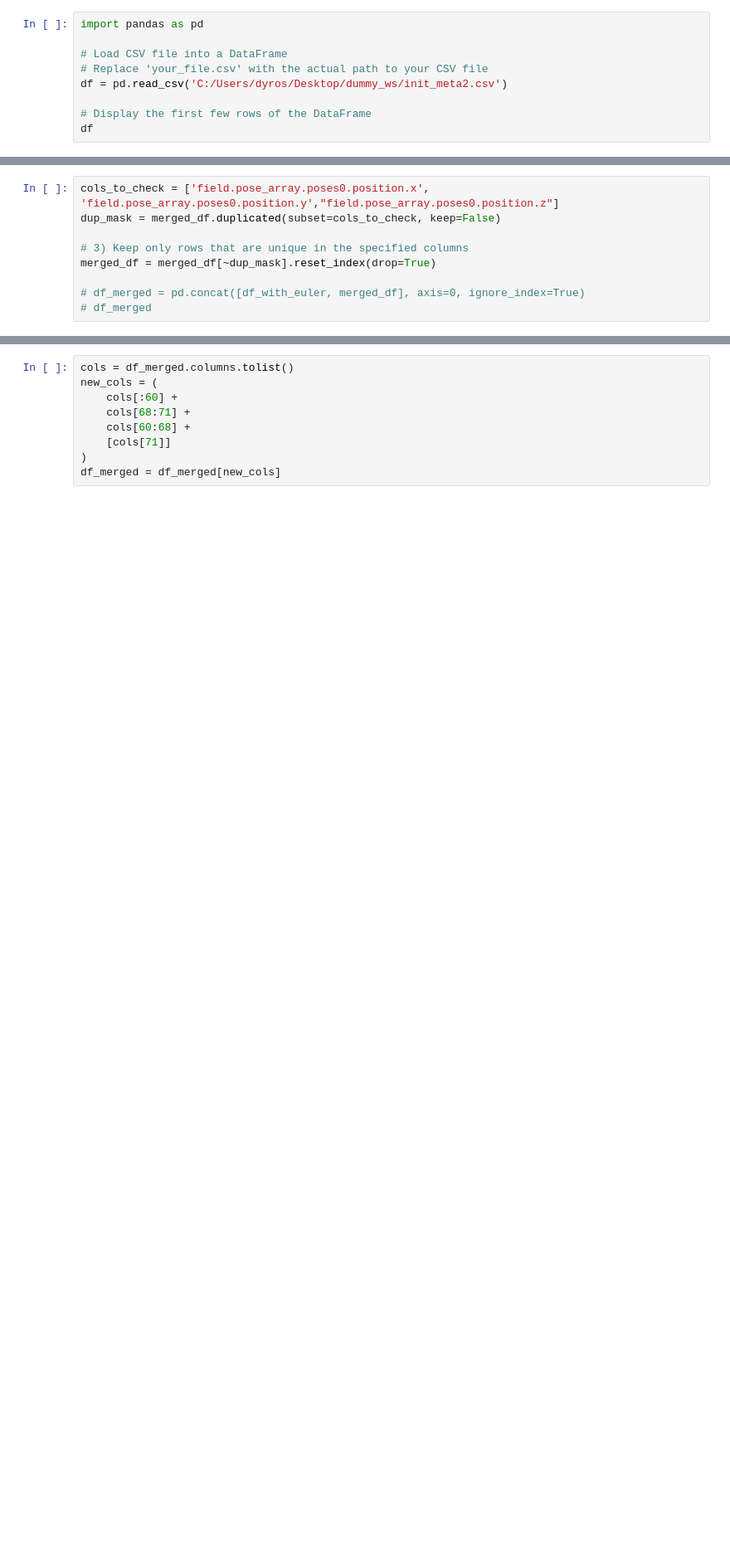
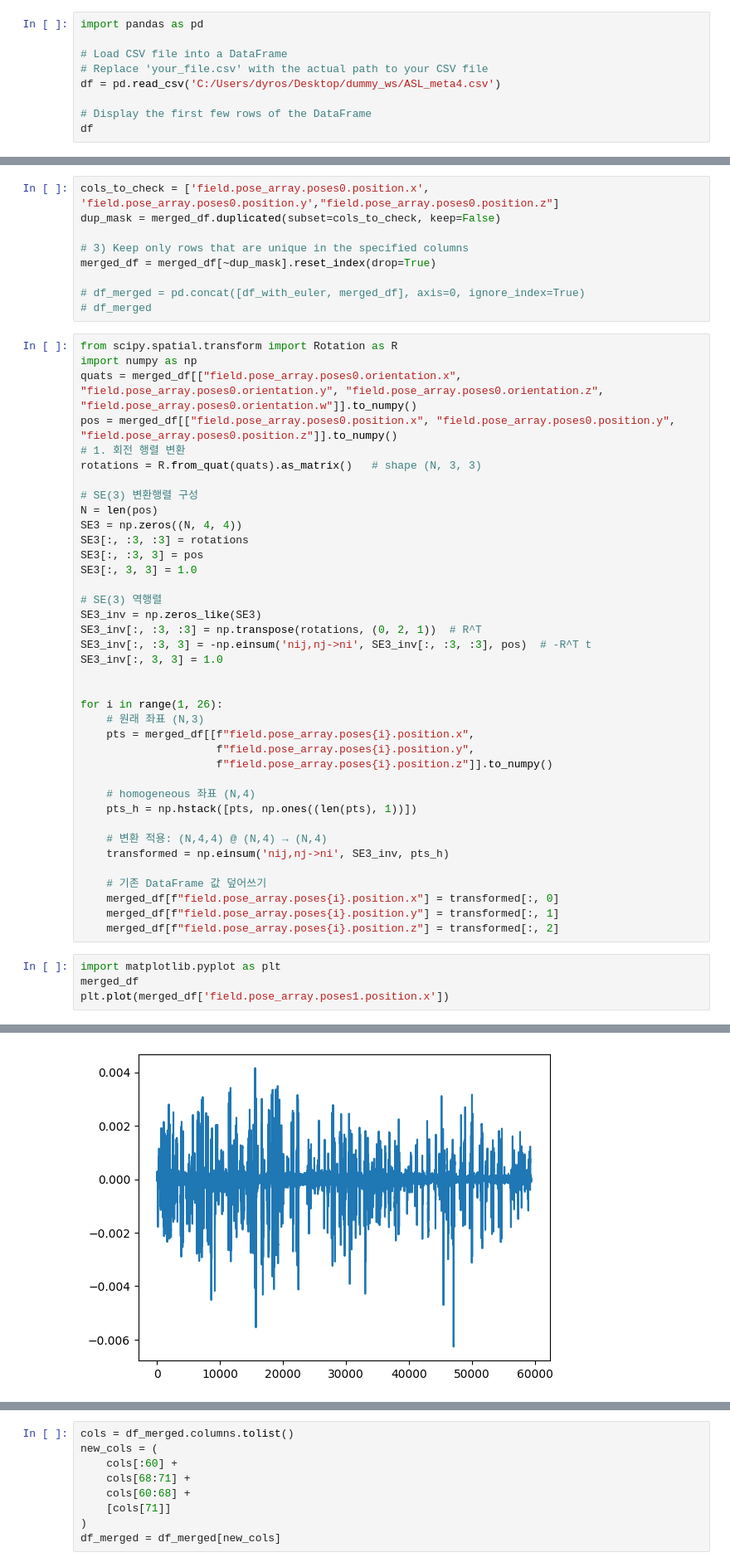
Before and after one commit to jhri626/Hand_Tracking, a Jupyter notebook: model/data_preprocess.ipynb, the cells around one changed output, grey strips where cells are left out. Shown at 83% size. Saved outputs shown, nothing was run; the diff lists cells and outputs as text; blank space fills up the shorter version.

```diff
--- a/model/data_preprocess.ipynb
+++ b/model/data_preprocess.ipynb
@@ -3,7 +3,7 @@ import pandas as pd
 
 # Load CSV file into a DataFrame
 # Replace 'your_file.csv' with the actual path to your CSV file
-df = pd.read_csv('C:/Users/dyros/Desktop/dummy_ws/init_meta2.csv')
+df = pd.read_csv('C:/Users/dyros/Desktop/dummy_ws/ASL_meta4.csv')
 
 # Display the first few rows of the DataFrame
 df
@@ -261,3 +326,46 @@ merged_df = merged_df[~dup_mask].reset_index(drop=True)
 
 # df_merged = pd.concat([df_with_euler, merged_df], axis=0, ignore_index=True)
 # df_merged
+# %%
+from scipy.spatial.transform import Rotation as R
+import numpy as np
+quats = merged_df[["field.pose_array.poses0.orientation.x", "field.pose_array.poses0.orientation.y", "field.pose_array.poses0.orientation.z", "field.pose_array.poses0.orientation.w"]].to_numpy()
+pos = merged_df[["field.pose_array.poses0.position.x", "field.pose_array.poses0.position.y", "field.pose_array.poses0.position.z"]].to_numpy()
+# 1. 회전 행렬 변환
+rotations = R.from_quat(quats).as_matrix()   # shape (N, 3, 3)
+
+# SE(3) 변환행렬 구성
+N = len(pos)
+SE3 = np.zeros((N, 4, 4))
+SE3[:, :3, :3] = rotations
+SE3[:, :3, 3] = pos
+SE3[:, 3, 3] = 1.0
+
+# SE(3) 역행렬
+SE3_inv = np.zeros_like(SE3)
+SE3_inv[:, :3, :3] = np.transpose(rotations, (0, 2, 1))  # R^T
+SE3_inv[:, :3, 3] = -np.einsum('nij,nj->ni', SE3_inv[:, :3, :3], pos)  # -R^T t
+SE3_inv[:, 3, 3] = 1.0
+
+
+for i in range(1, 26):
+    # 원래 좌표 (N,3)
+    pts = merged_df[[f"field.pose_array.poses{i}.position.x",
+                     f"field.pose_array.poses{i}.position.y",
+                     f"field.pose_array.poses{i}.position.z"]].to_numpy()
+
+    # homogeneous 좌표 (N,4)
+    pts_h = np.hstack([pts, np.ones((len(pts), 1))])
+
+    # 변환 적용: (N,4,4) @ (N,4) → (N,4)
+    transformed = np.einsum('nij,nj->ni', SE3_inv, pts_h)
+
+    # 기존 DataFrame 값 덮어쓰기
+    merged_df[f"field.pose_array.poses{i}.position.x"] = transformed[:, 0]
+    merged_df[f"field.pose_array.poses{i}.position.y"] = transformed[:, 1]
+    merged_df[f"field.pose_array.poses{i}.position.z"] = transformed[:, 2]
+# %%
+import matplotlib.pyplot as plt
+merged_df
+plt.plot(merged_df['field.pose_array.poses1.position.x'])
+# %% [output]
@@ -263,0 +373 @@ merged_df = merged_df[~dup_mask].reset_index(drop=True)
+[figure, added]
```
Also changed, not shown: parts of 15 cells of this notebook, 14 other files.
